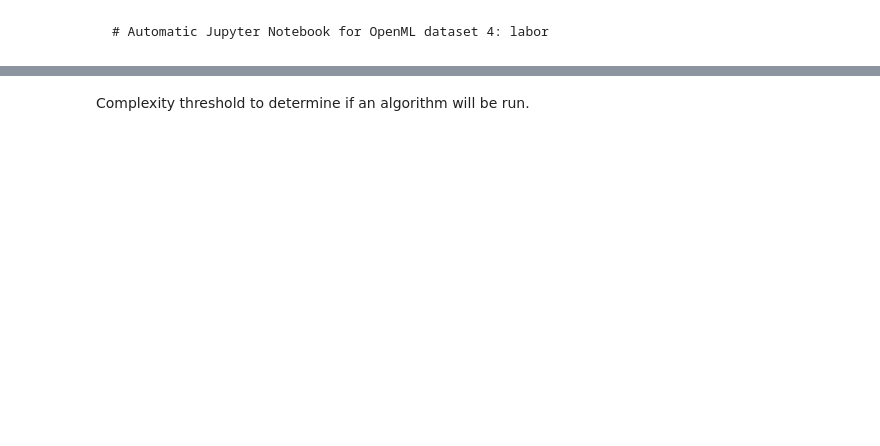
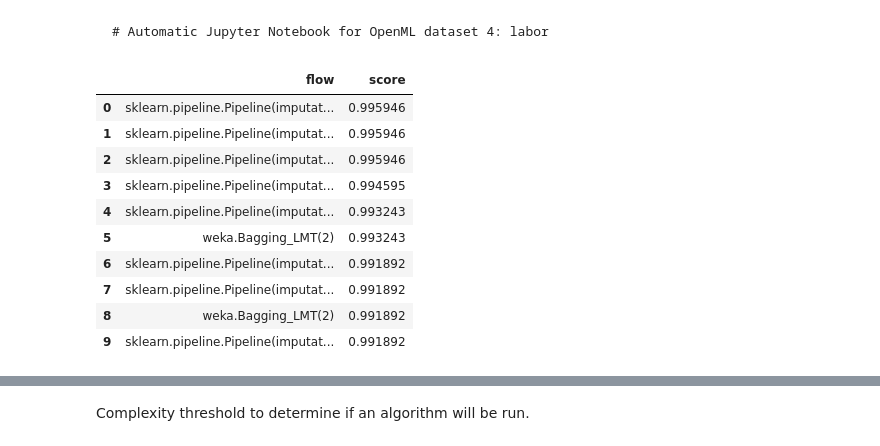
Before and after one commit to Hugoos/TestAutoNotebook, a Jupyter notebook: datasets/4.ipynb, the cells around one changed output, grey strips where cells are left out. Saved outputs shown, nothing was run; the diff lists cells and outputs as text; code cells hidden in the pictures; blank space fills up the shorter version.

```diff
--- a/datasets/4.ipynb
+++ b/datasets/4.ipynb
@@ -3,11 +3,23 @@
 # %%
 %matplotlib inline
 from scripts.preamble import *
 did = 4
 data = oml.datasets.get_dataset(did)
-X, y, features = data.get_data(target=data.default_target_attribute, return_attribute_names=True)
+X, y, features = getData(data)
 task, topList, strats, scores = getOpenMLData(did, data.default_target_attribute)
 topList[:10]
+# %% [output]
+|  | flow | score |
+| 0 | sklearn.pipeline.Pipeline(imputat... | 0.995946 |
+| 1 | sklearn.pipeline.Pipeline(imputat... | 0.995946 |
+| 2 | sklearn.pipeline.Pipeline(imputat... | 0.995946 |
+| 3 | sklearn.pipeline.Pipeline(imputat... | 0.994595 |
+| 4 | sklearn.pipeline.Pipeline(imputat... | 0.993243 |
+| 5 | weka.Bagging_LMT(2) | 0.993243 |
+| 6 | sklearn.pipeline.Pipeline(imputat... | 0.991892 |
+| 7 | sklearn.pipeline.Pipeline(imputat... | 0.991892 |
+| 8 | weka.Bagging_LMT(2) | 0.991892 |
+| 9 | sklearn.pipeline.Pipeline(imputat... | 0.991892 |
 # %%
 from scripts.problemType import *
 problemType = findProblemType(data)
```
Also changed, not shown: parts of 9 cells of this notebook, 36 other files.
